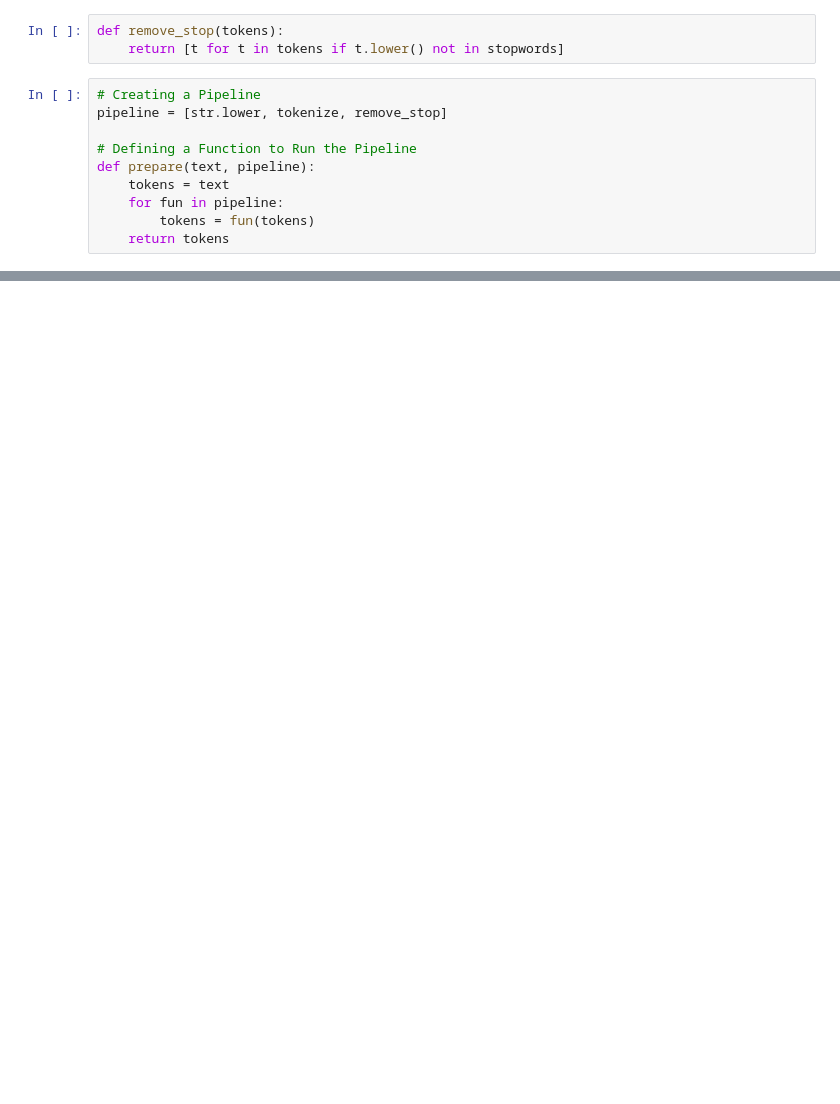
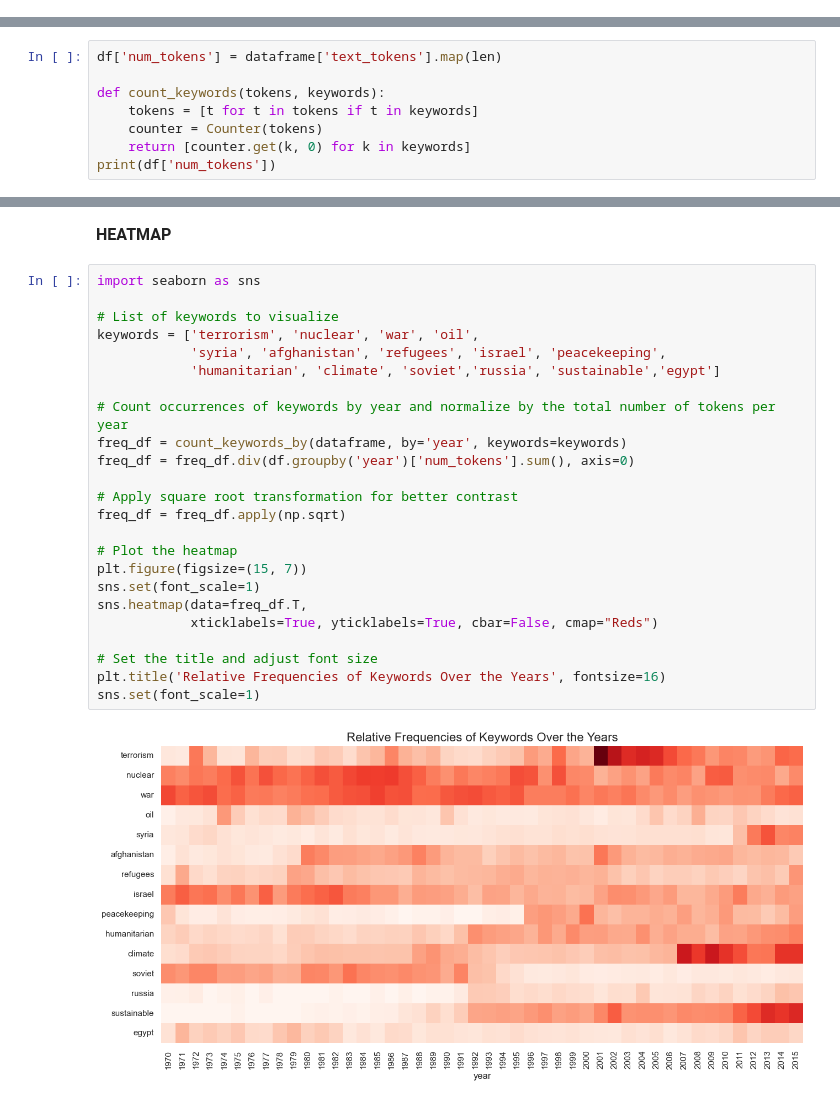
Before and after one commit to ThilakNaidu/Thilak, a Jupyter notebook: TBA_C3_22_02_24.ipynb, the cells around one changed output, grey strips where cells are left out. Cells and saved outputs as stored; diff of their text form; blank space fills up the shorter version.

Commit message:
'text'

```diff
--- a/TBA_C3_22_02_24.ipynb
+++ b/TBA_C3_22_02_24.ipynb
@@ -51,13 +0,0 @@ def tokenize(text):
-# %%
-def remove_stop(tokens):
-    return [t for t in tokens if t.lower() not in stopwords]
-# %%
-# Creating a Pipeline
-pipeline = [str.lower, tokenize, remove_stop]
-
-# Defining a Function to Run the Pipeline
-def prepare(text, pipeline):
-    tokens = text
-    for fun in pipeline:
-        tokens = fun(tokens)
-    return tokens
@@ -154,0 +1510,8 @@ plt.show()
+# %%
+df['num_tokens'] = dataframe['text_tokens'].map(len)
+
+def count_keywords(tokens, keywords):
+    tokens = [t for t in tokens if t in keywords]
+    counter = Counter(tokens)
+    return [counter.get(k, 0) for k in keywords]
+print(df['num_tokens'])
@@ -154,0 +1585,28 @@ plt.show()
+# %% [markdown]
+<font size="3"><b>HEATMAP</b></font>
+# %%
+import seaborn as sns
+
+# List of keywords to visualize
+keywords = ['terrorism', 'nuclear', 'war', 'oil',
+            'syria', 'afghanistan', 'refugees', 'israel', 'peacekeeping',
+            'humanitarian', 'climate', 'soviet','russia', 'sustainable','egypt']
+
+# Count occurrences of keywords by year and normalize by the total number of tokens per year
+freq_df = count_keywords_by(dataframe, by='year', keywords=keywords)
+freq_df = freq_df.div(df.groupby('year')['num_tokens'].sum(), axis=0)
+
+# Apply square root transformation for better contrast
+freq_df = freq_df.apply(np.sqrt)
+
+# Plot the heatmap
+plt.figure(figsize=(15, 7))
+sns.set(font_scale=1)
+sns.heatmap(data=freq_df.T,
+            xticklabels=True, yticklabels=True, cbar=False, cmap="Reds")
+
+# Set the title and adjust font size
+plt.title('Relative Frequencies of Keywords Over the Years', fontsize=16)
+sns.set(font_scale=1)
+# %% [output]
+[figure, added]
```
Also changed, not shown: parts of 97 cells of this notebook.
